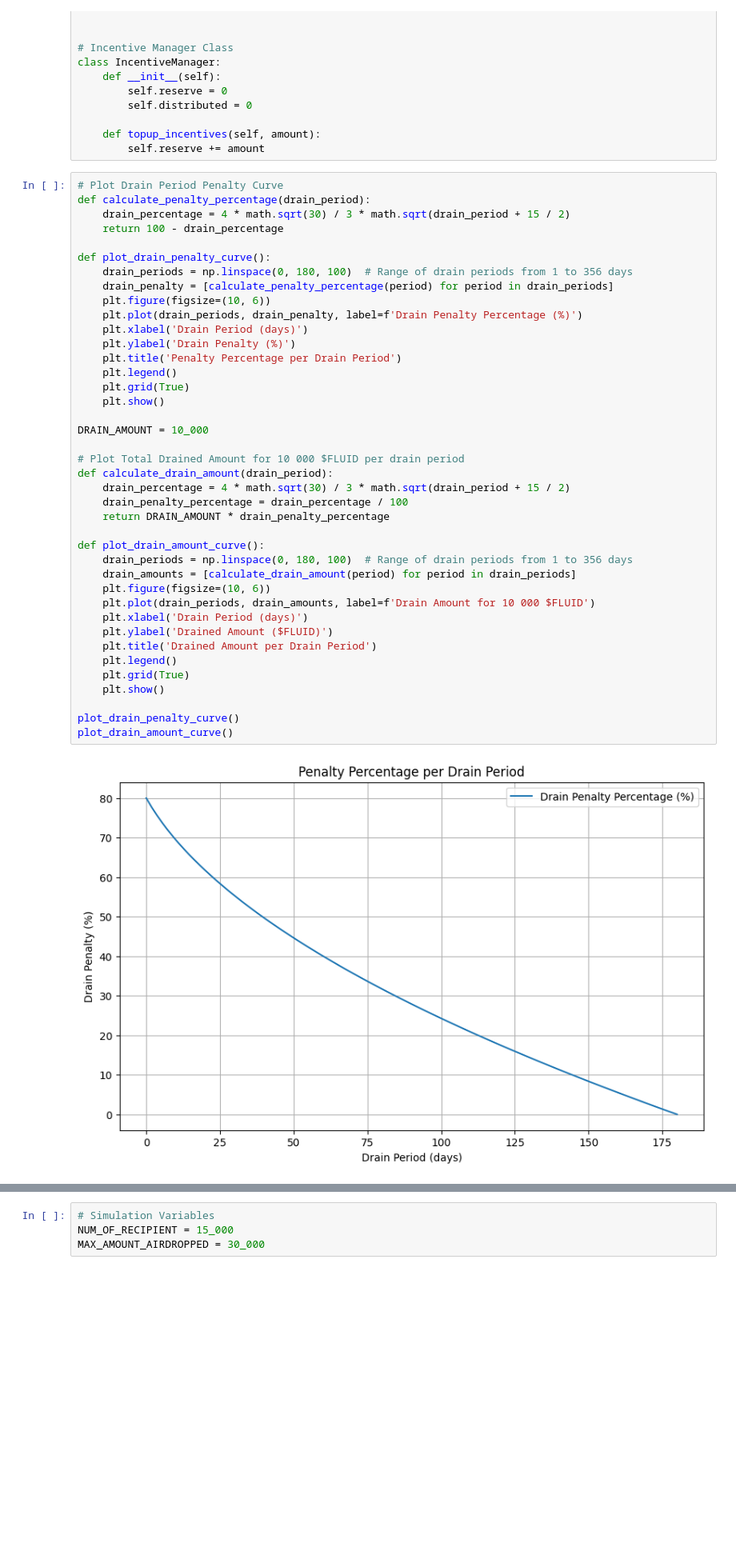
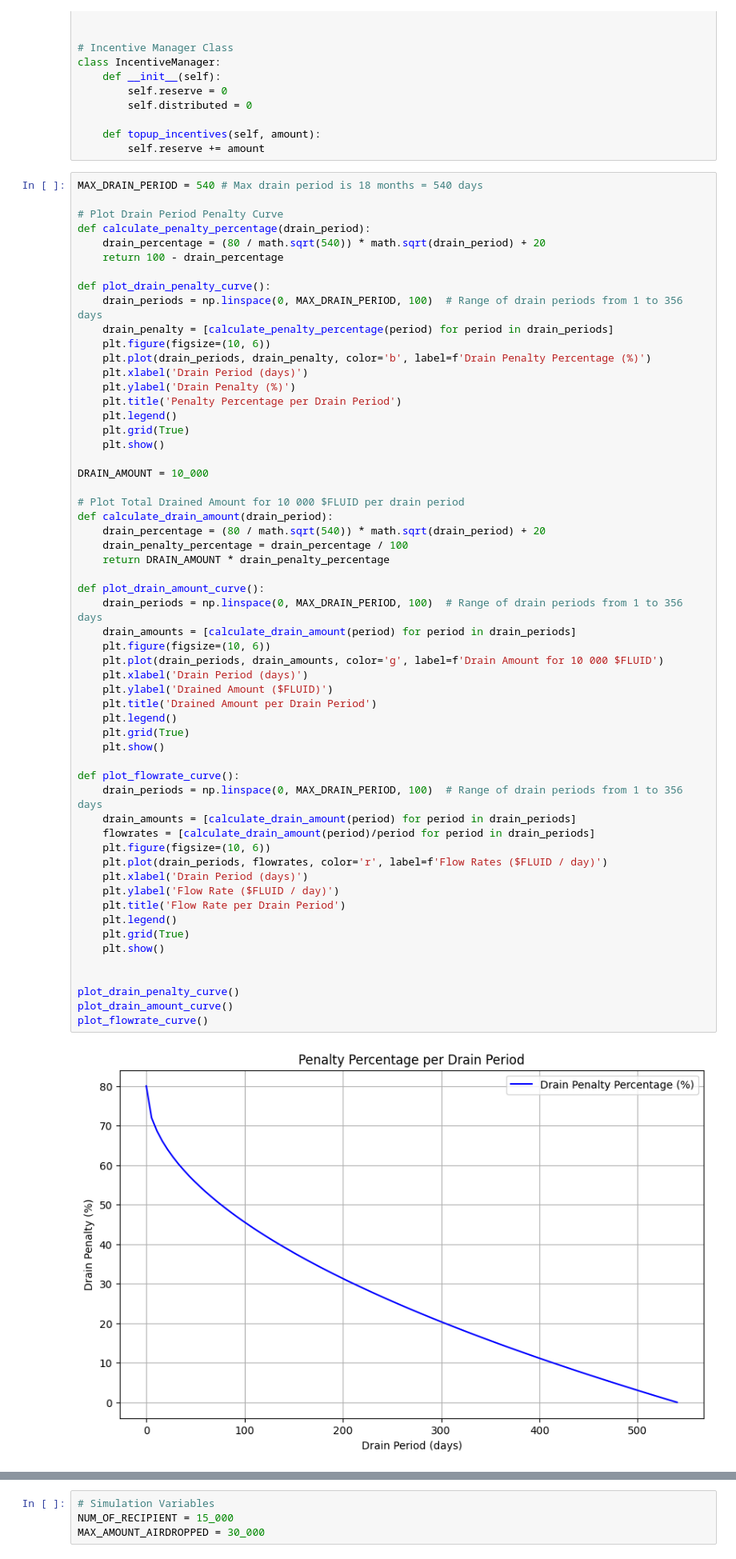
Before and after one commit to superfluid-org/fluid, a Jupyter notebook: fluid_model.ipynb, the cells around one changed output, grey strips where cells are left out. Shown at 80% size. Drawn from its saved outputs; the diff is of its cells as text; blank space fills up the shorter version.

Commit message:
added flowrate curve plot

```diff
--- a/fluid_model.ipynb
+++ b/fluid_model.ipynb
@@ -76,44 +76,61 @@ class IncentiveManager:
     def topup_incentives(self, amount):
         self.reserve += amount
 # %%
+MAX_DRAIN_PERIOD = 540 # Max drain period is 18 months = 540 days
+
 # Plot Drain Period Penalty Curve
 def calculate_penalty_percentage(drain_period):
-    drain_percentage = 4 * math.sqrt(30) / 3 * math.sqrt(drain_period + 15 / 2)
+    drain_percentage = (80 / math.sqrt(540)) * math.sqrt(drain_period) + 20
     return 100 - drain_percentage
 
 def plot_drain_penalty_curve():
-    drain_periods = np.linspace(0, 180, 100)  # Range of drain periods from 1 to 356 days
+    drain_periods = np.linspace(0, MAX_DRAIN_PERIOD, 100)  # Range of drain periods from 1 to 356 days
     drain_penalty = [calculate_penalty_percentage(period) for period in drain_periods]
     plt.figure(figsize=(10, 6))
-    plt.plot(drain_periods, drain_penalty, label=f'Drain Penalty Percentage (%)')
+    plt.plot(drain_periods, drain_penalty, color='b', label=f'Drain Penalty Percentage (%)')
     plt.xlabel('Drain Period (days)')
     plt.ylabel('Drain Penalty (%)')
     plt.title('Penalty Percentage per Drain Period')
     plt.legend()
     plt.grid(True)
     plt.show()
 
 DRAIN_AMOUNT = 10_000
 
 # Plot Total Drained Amount for 10 000 $FLUID per drain period
 def calculate_drain_amount(drain_period):
-    drain_percentage = 4 * math.sqrt(30) / 3 * math.sqrt(drain_period + 15 / 2)
+    drain_percentage = (80 / math.sqrt(540)) * math.sqrt(drain_period) + 20
     drain_penalty_percentage = drain_percentage / 100
     return DRAIN_AMOUNT * drain_penalty_percentage
 
 def plot_drain_amount_curve():
-    drain_periods = np.linspace(0, 180, 100)  # Range of drain periods from 1 to 356 days
+    drain_periods = np.linspace(0, MAX_DRAIN_PERIOD, 100)  # Range of drain periods from 1 to 356 days
     drain_amounts = [calculate_drain_amount(period) for period in drain_periods]
     plt.figure(figsize=(10, 6))
-    plt.plot(drain_periods, drain_amounts, label=f'Drain Amount for 10 000 $FLUID')
+    plt.plot(drain_periods, drain_amounts, color='g', label=f'Drain Amount for 10 000 $FLUID')
     plt.xlabel('Drain Period (days)')
     plt.ylabel('Drained Amount ($FLUID)')
     plt.title('Drained Amount per Drain Period')
     plt.legend()
     plt.grid(True)
     plt.show()
 
+def plot_flowrate_curve():
+    drain_periods = np.linspace(0, MAX_DRAIN_PERIOD, 100)  # Range of drain periods from 1 to 356 days
+    drain_amounts = [calculate_drain_amount(period) for period in drain_periods]
+    flowrates = [calculate_drain_amount(period)/period for period in drain_periods]
+    plt.figure(figsize=(10, 6))
+    plt.plot(drain_periods, flowrates, color='r', label=f'Flow Rates ($FLUID / day)')
+    plt.xlabel('Drain Period (days)')
+    plt.ylabel('Flow Rate ($FLUID / day)')
+    plt.title('Flow Rate per Drain Period')
+    plt.legend()
+    plt.grid(True)
+    plt.show()
+
+
 plot_drain_penalty_curve()
 plot_drain_amount_curve()
+plot_flowrate_curve()
 # %% [output]
-[figure, old version]
+[figure, new version]
```
Also changed, not shown: parts of 2 cells of this notebook.
